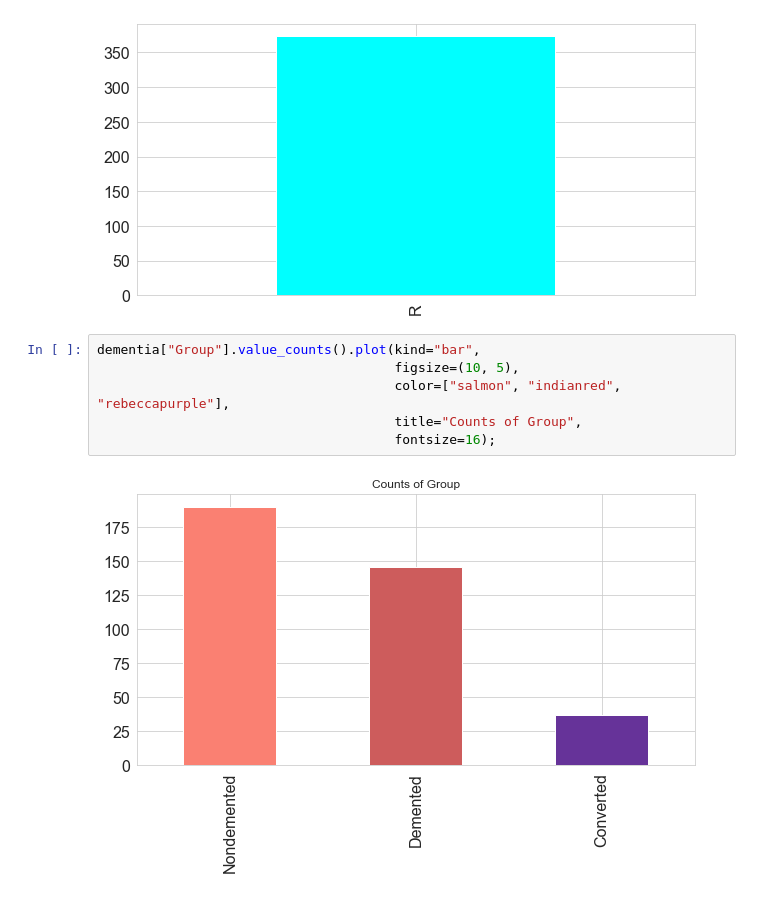
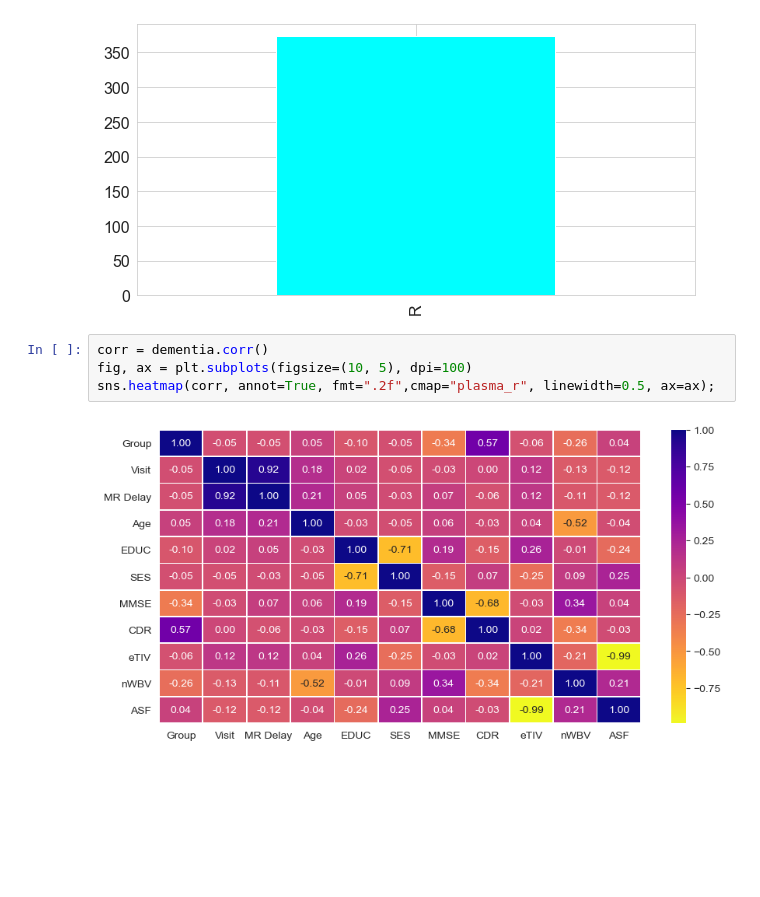
Before and after one commit to Charles2005/Dementia-EDA, a Jupyter notebook: Files/dementia.ipynb, the cells around one changed output. Cells and saved outputs as stored; diff of their text form; blank space fills up the shorter version.

```diff
--- a/Files/dementia.ipynb
+++ b/Files/dementia.ipynb
@@ -127,11 +138,9 @@ dementia["Hand"].value_counts().plot(kind="bar",
                                      fontsize=16);
 # %% [output]
 [figure]
-# %%
-dementia["Group"].value_counts().plot(kind="bar",
-                                      figsize=(10, 5),
-                                      color=["salmon", "indianred", "rebeccapurple"],
-                                      title="Counts of Group",
-                                      fontsize=16);
-# %% [output]
-[figure]
+# %%
+corr = dementia.corr()
+fig, ax = plt.subplots(figsize=(10, 5), dpi=100)
+sns.heatmap(corr, annot=True, fmt=".2f",cmap="plasma_r", linewidth=0.5, ax=ax);
+# %% [output]
+[figure, added]
```
Also changed, not shown: parts of 8 cells of this notebook.
